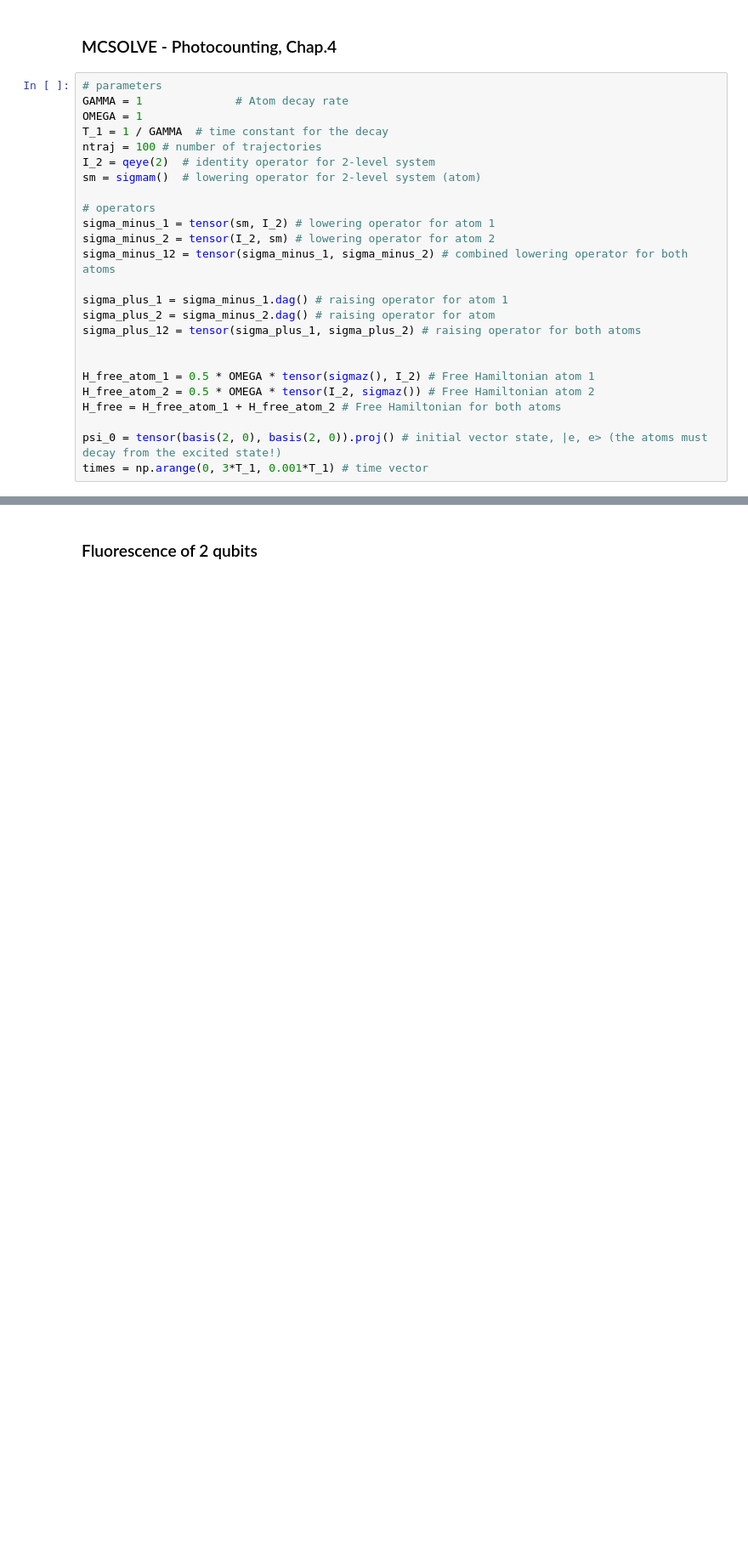
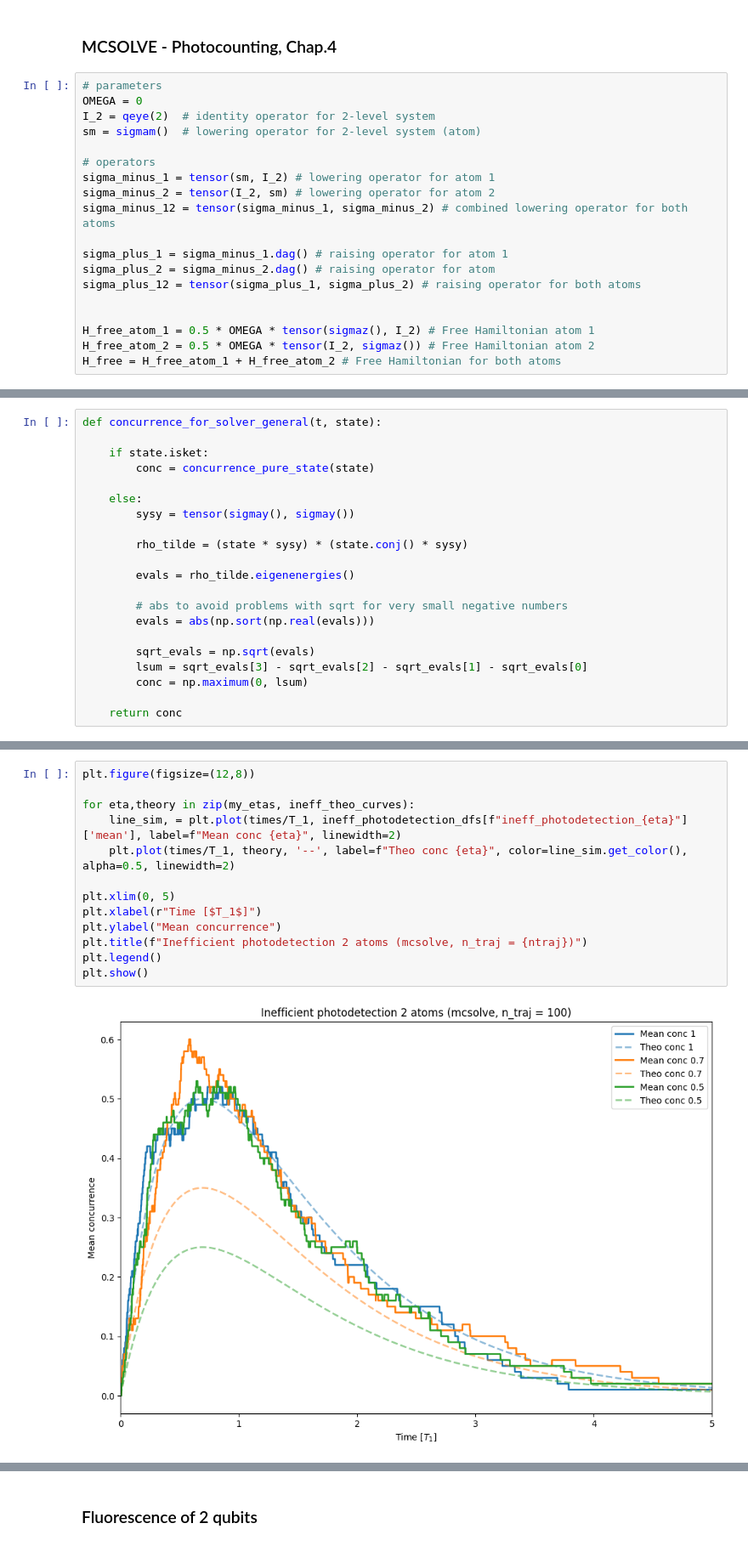
Before and after one commit to ErCampa99/Stochastic_Master_Thesis, a Jupyter notebook: Codes/Photodetection.ipynb, the cells around one changed output, grey strips where cells are left out. Shown at 85% size. Drawn from its saved outputs; the diff is of its cells as text; blank space fills up the shorter version.

Commit message:
Trouble on inefficiency

```diff
--- a/Codes/Photodetection.ipynb
+++ b/Codes/Photodetection.ipynb
@@ -6,10 +6,7 @@ from quantum_function import *
 ### MCSOLVE - Photocounting, Chap.4
 # %%
 # parameters
-GAMMA = 1              # Atom decay rate
-OMEGA = 1
-T_1 = 1 / GAMMA  # time constant for the decay
-ntraj = 100 # number of trajectories
+OMEGA = 0
 I_2 = qeye(2)  # identity operator for 2-level system
 sm = sigmam()  # lowering operator for 2-level system (atom)
 
@@ -26,6 +23,3 @@ sigma_plus_12 = tensor(sigma_plus_1, sigma_plus_2) # raising operator for both a
 H_free_atom_1 = 0.5 * OMEGA * tensor(sigmaz(), I_2) # Free Hamiltonian atom 1
 H_free_atom_2 = 0.5 * OMEGA * tensor(I_2, sigmaz()) # Free Hamiltonian atom 2
 H_free = H_free_atom_1 + H_free_atom_2 # Free Hamiltonian for both atoms
-
-psi_0 = tensor(basis(2, 0), basis(2, 0)).proj() # initial vector state, |e, e> (the atoms must decay from the excited state!)
-times = np.arange(0, 3*T_1, 0.001*T_1) # time vector
@@ -131,0 +123,21 @@ possibility of which corresponds to a given detector outcom
+# %%
+def concurrence_for_solver_general(t, state):
+
+    if state.isket:
+        conc = concurrence_pure_state(state)
+
+    else:
+        sysy = tensor(sigmay(), sigmay())
+
+        rho_tilde = (state * sysy) * (state.conj() * sysy)
+
+        evals = rho_tilde.eigenenergies()
+
+        # abs to avoid problems with sqrt for very small negative numbers
+        evals = abs(np.sort(np.real(evals)))
+
+        sqrt_evals = np.sqrt(evals)
+        lsum = sqrt_evals[3] - sqrt_evals[2] - sqrt_evals[1] - sqrt_evals[0]
+        conc = np.maximum(0, lsum)
+
+    return conc
@@ -132,2 +214,17 @@ possibility of which corresponds to a given detector outcom
+# %%
+plt.figure(figsize=(12,8))
+
+for eta,theory in zip(my_etas, ineff_theo_curves):
+    line_sim, = plt.plot(times/T_1, ineff_photodetection_dfs[f"ineff_photodetection_{eta}"]['mean'], label=f"Mean conc {eta}", linewidth=2)
+    plt.plot(times/T_1, theory, '--', label=f"Theo conc {eta}", color=line_sim.get_color(), alpha=0.5, linewidth=2)
+
+plt.xlim(0, 5)
+plt.xlabel(r"Time [$T_1$]")
+plt.ylabel("Mean concurrence")
+plt.title(f"Inefficient photodetection 2 atoms (mcsolve, n_traj = {ntraj})")
+plt.legend()
+plt.show()
+# %% [output]
+[figure, added]
 # %% [markdown]
 # Evolution with Kraus operators
```
Also changed, not shown: parts of 23 cells of this notebook, 6 other files.
